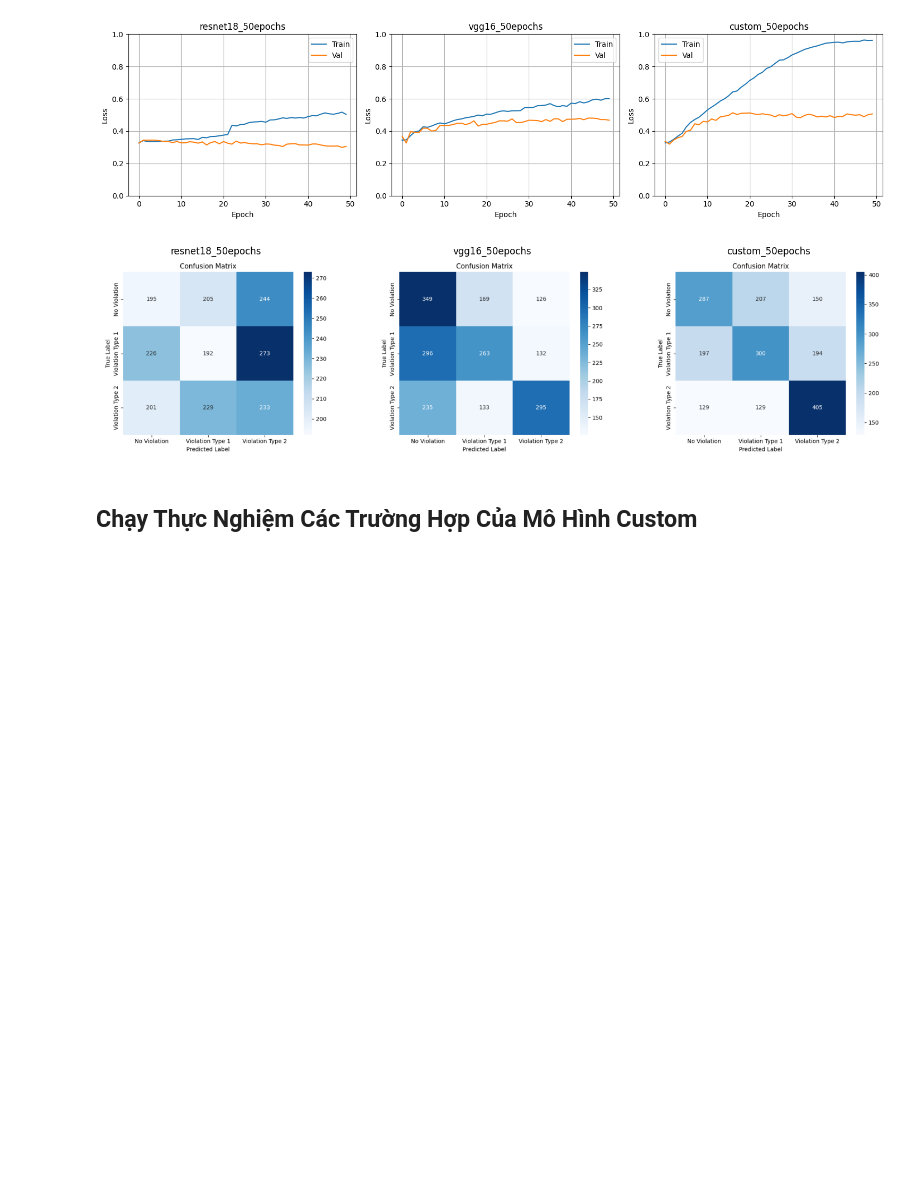
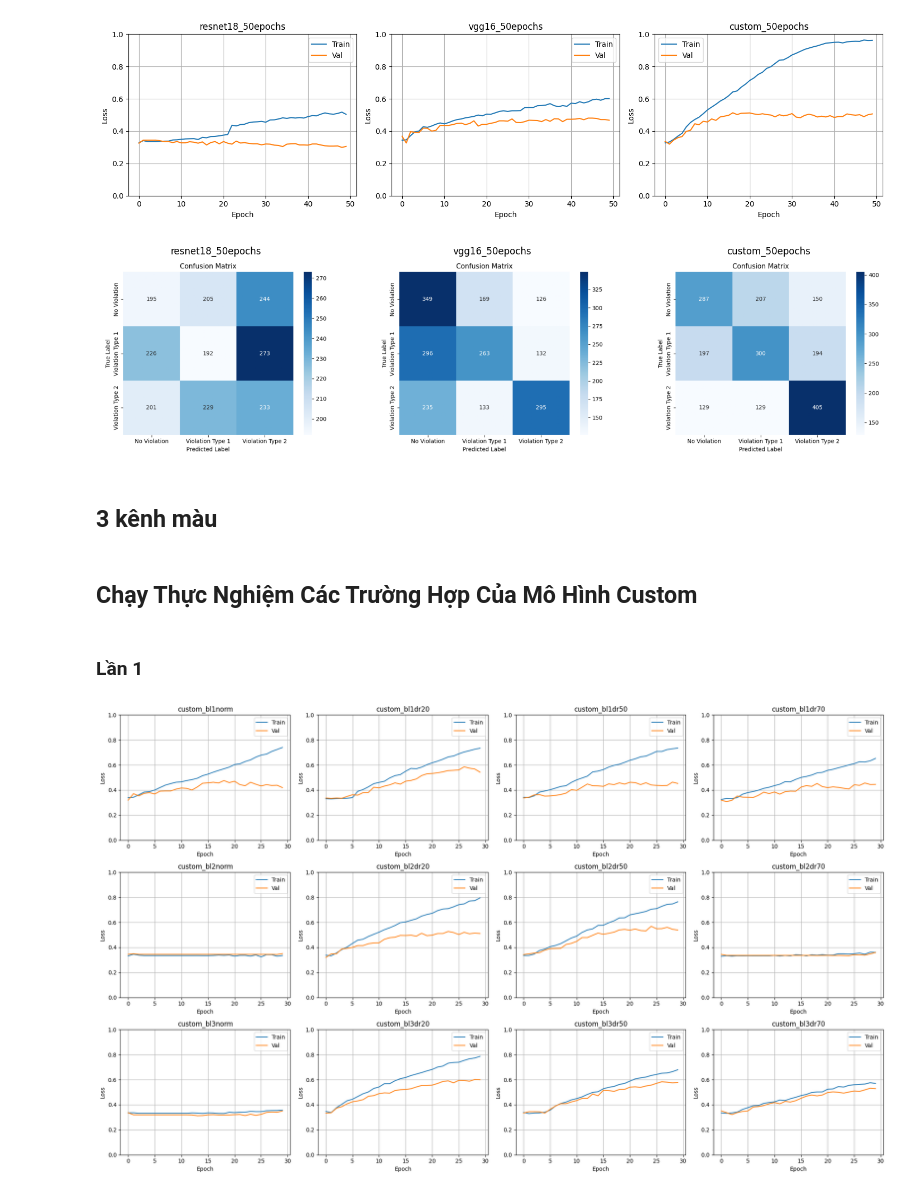
Before and after one commit to VTTr2004/Final-Thesis, a Jupyter notebook: analys.ipynb, the cells around one changed output. Cells and saved outputs as stored; diff of their text form; code cells hidden in the pictures; blank space fills up the shorter version.

```diff
--- a/analys.ipynb
+++ b/analys.ipynb
@@ -87,26 +117,16 @@ plt.tight_layout()
 plt.show()
 # %% [output]
 [figure]
+# %% [markdown]
+## 3 kênh màu
 # %% [markdown]
 ## Chạy Thực Nghiệm Các Trường Hợp Của Mô Hình Custom
+# %% [markdown]
+### Lần 1
 # %%
-data_file = {}
-start = 0
-path = './logs/all_type_ways'
-with open(f'{path}/log_raw_update_custom.txt', 'r', encoding='utf-8') as file:
-    data = file.read().split('\n')
-    while True:
-        name = data[start].split('-')[2]
-        logs = data[start+1:start+31]
-        data_file[name] = logs
-        start += 32
-        if start >= len(data):
-            break
-
-for key, val in data_file.items():
-    with open(f'{path}/{key}.txt', 'w', encoding='utf-8') as file:
-        for line in val[:-1]:
-            file.write(line+'\n')
-        file.write(val[-1])
+path = './logs/all_type_ways/log_raw_update_custom.txt'
+print_plot(path, file_raw=True, max_col=4)
+# %% [output]
+[figure, added]
 # %%
 files = list([f'{path}/{f}.txt' for f in data_file.keys()])
```
Also changed, not shown: parts of 11 cells of this notebook, 26 other files.
